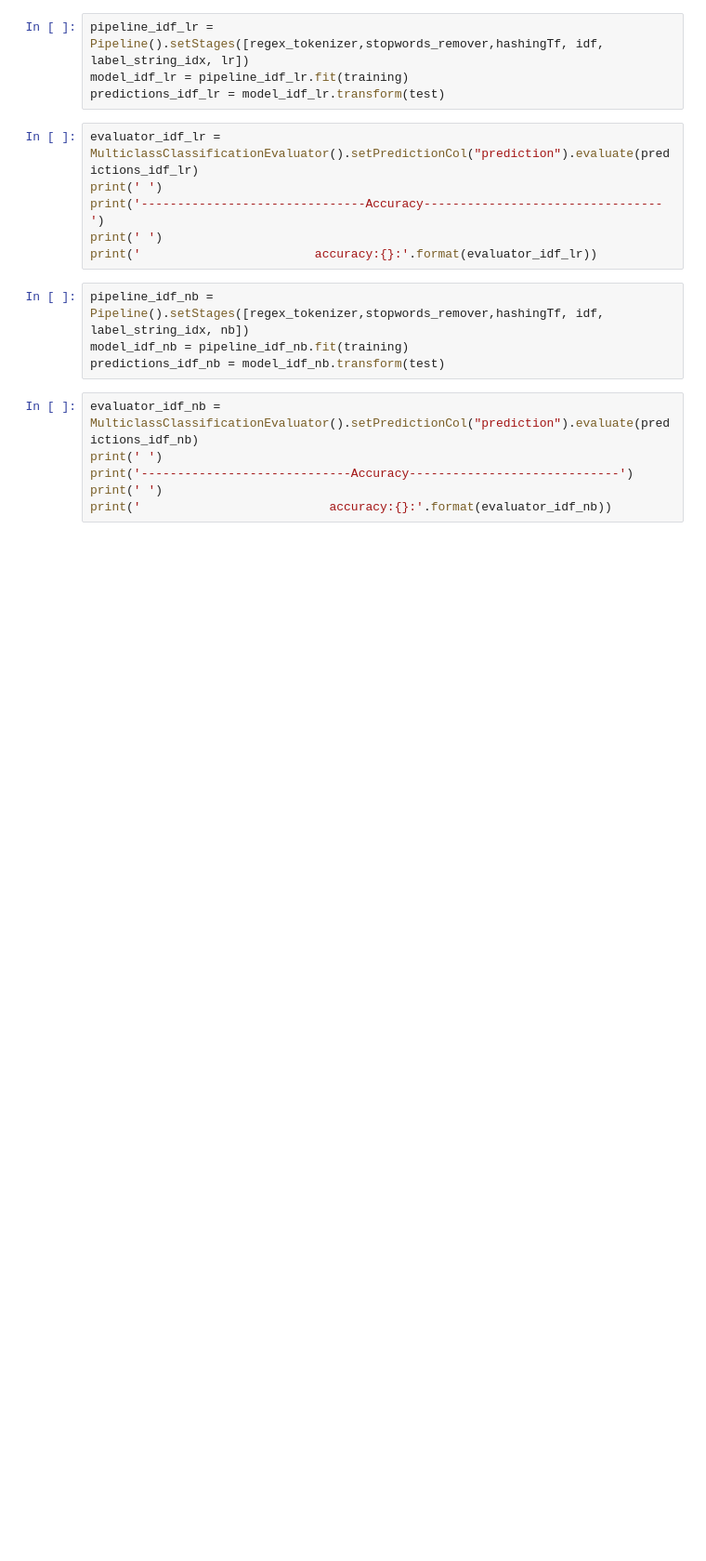
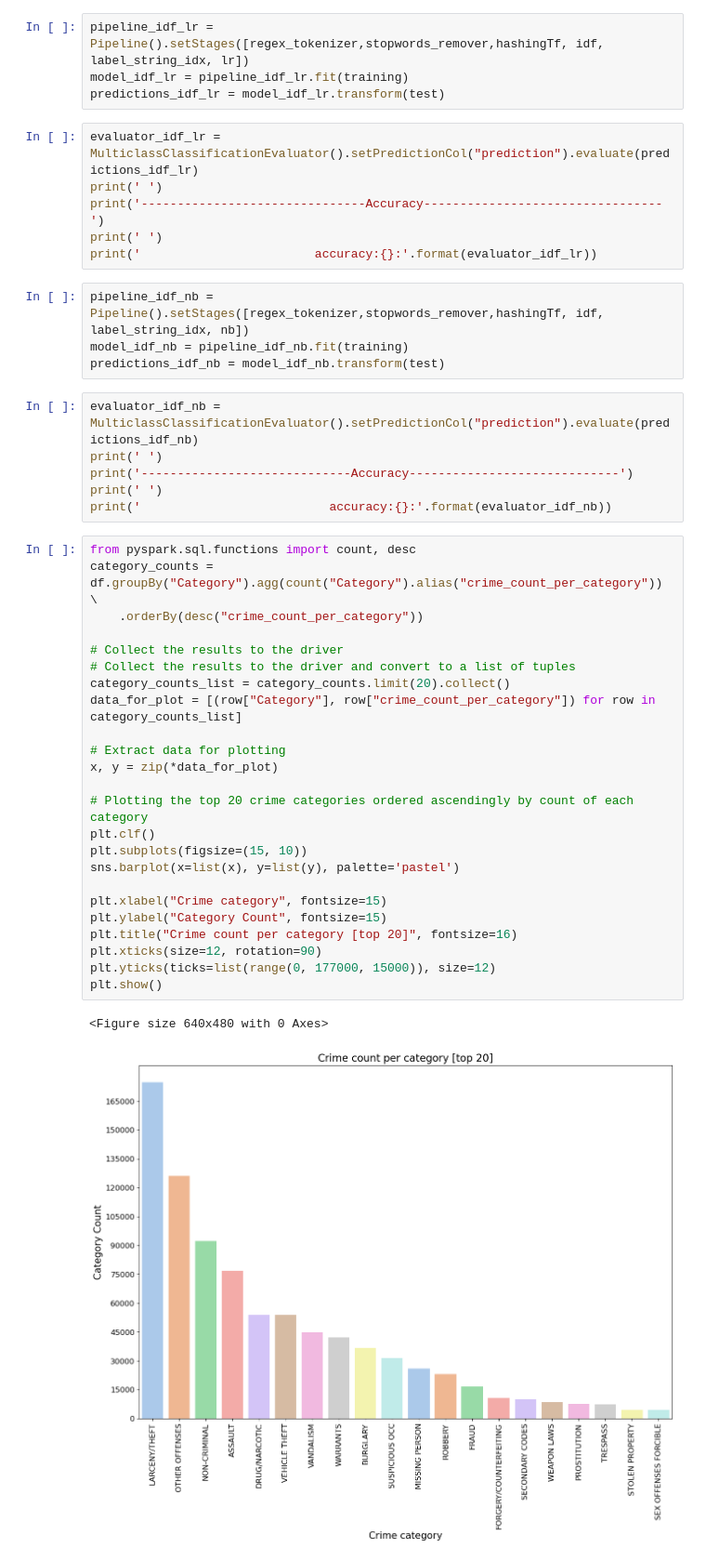
Before and after one commit to jainishshah0124/Crime_Classification, a Jupyter notebook: project.ipynb, the cells around one changed output. Shown at 93% size. Drawn from its saved outputs; the diff is of its cells as text; blank space fills up the shorter version.

```diff
--- a/project.ipynb
+++ b/project.ipynb
@@ -204,3 +298,30 @@ print(' ')
 print('-----------------------------Accuracy-----------------------------')
 print(' ')
 print('                          accuracy:{}:'.format(evaluator_idf_nb))
+# %%
+from pyspark.sql.functions import count, desc
+category_counts = df.groupBy("Category").agg(count("Category").alias("crime_count_per_category")) \
+    .orderBy(desc("crime_count_per_category"))
+
+# Collect the results to the driver
+# Collect the results to the driver and convert to a list of tuples
+category_counts_list = category_counts.limit(20).collect()
+data_for_plot = [(row["Category"], row["crime_count_per_category"]) for row in category_counts_list]
+
+# Extract data for plotting
+x, y = zip(*data_for_plot)
+
+# Plotting the top 20 crime categories ordered ascendingly by count of each category
+plt.clf()
+plt.subplots(figsize=(15, 10))
+sns.barplot(x=list(x), y=list(y), palette='pastel')
+
+plt.xlabel("Crime category", fontsize=15)
+plt.ylabel("Category Count", fontsize=15)
+plt.title("Crime count per category [top 20]", fontsize=16)
+plt.xticks(size=12, rotation=90)
+plt.yticks(ticks=list(range(0, 177000, 15000)), size=12)
+plt.show()
+# %% [output]
+<Figure size 640x480 with 0 Axes>
+[figure, added]
```
Also changed, not shown: parts of 18 cells of this notebook, 6 other files.
